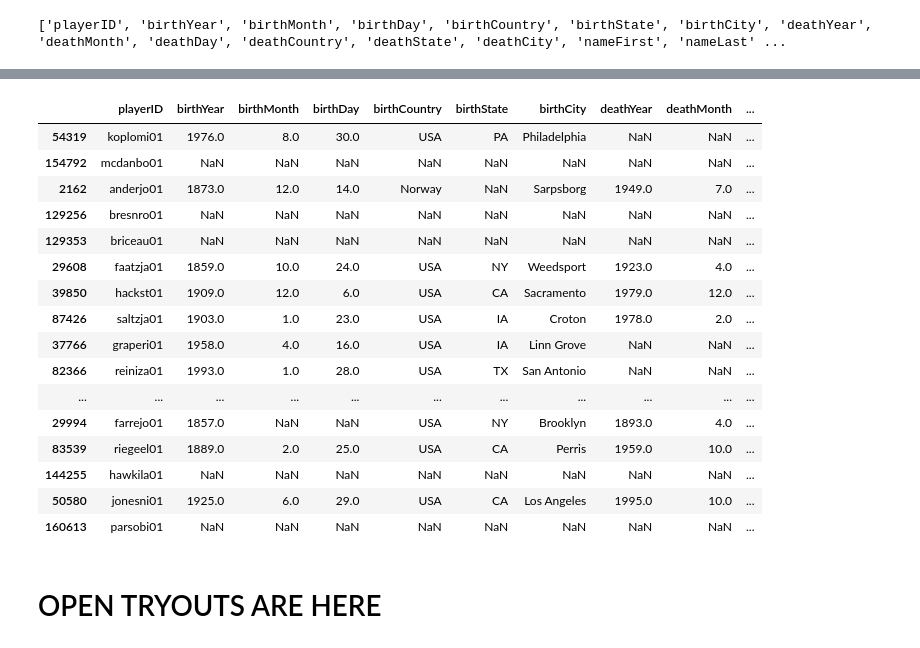
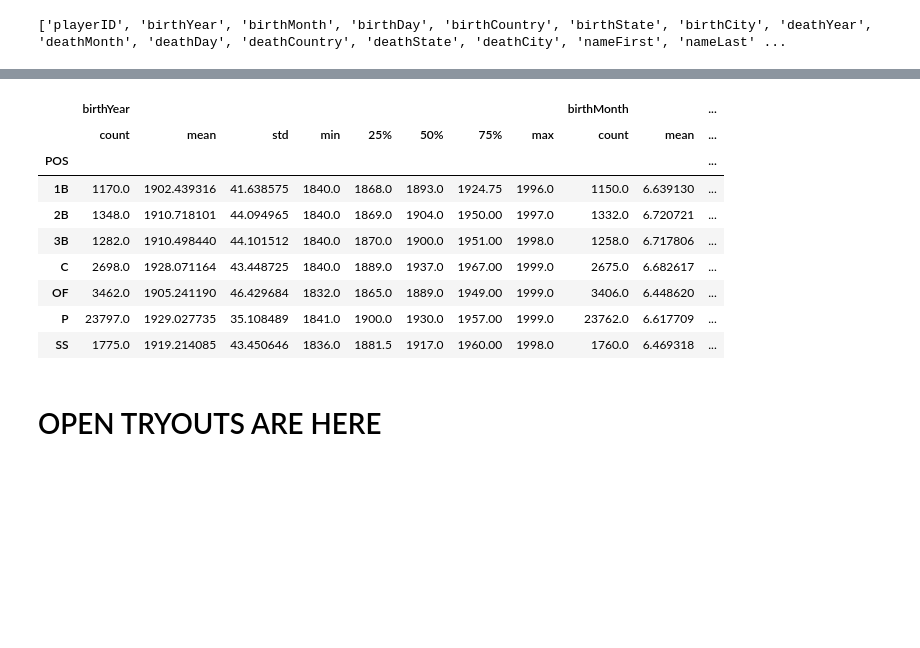
Before and after one commit to obverter/bmi-stars, a Jupyter notebook: Players.ipynb, the cells around one changed output, grey strips where cells are left out. Drawn from its saved outputs; the diff is of its cells as text; code cells hidden in the pictures; blank space fills up the shorter version.

```diff
--- a/Players.ipynb
+++ b/Players.ipynb
@@ -18,18 +47,10 @@ pd.set_option("display.max_rows", 100)
 KG_TO_LB = 0.453592
 M_TO_IN = 0.0254
 # %%
-chadwick = chadwick_register(save=True)
-chadwick = pd.DataFrame(chadwick)
-download_lahman()
+
 ### Read infinity baseball data to DataFrames
 # a table of all player biographical info and ids
-people = pd.DataFrame(people())
 
-# park id, name, alias, city, state, and country
-parks = pd.DataFrame(parks())
-
-# all star roster data: player, year, team, league, position
-allstar = pd.DataFrame(all_star_full())
 
 # each player's games played per position for each season
 appearances = pd.DataFrame(appearances())
@@ -72,37 +93,6 @@ teams_franchises = pd.DataFrame(teams_franchises())
 
 # split season data for teams
 teams_half = pd.DataFrame(teams_half())
-
-# fangraphs batting since 2008
-fangraphs_batting = pd.DataFrame(
-    pybaseball.batting_stats_range(start_dt="2008-01-01", end_dt="2021-12-31")
-)
-
-# fangraphs pitching since 2008
-fangraphs_pitching = pd.DataFrame(
-    pybaseball.pitching_stats_range(start_dt="2008-01-01", end_dt="2021-12-31")
-)
-
-# fangraphs team pitching since 2008
-fangraphs_team_pitching = pd.DataFrame(
-    pybaseball.team_pitching(start_season="2008", end_season="2021")
-)
-
-# fangraphs team batting since 2008
-fangraphs_team_batting = pd.DataFrame(
-    pybaseball.team_batting(start_season="2008", end_season="2021")
-)
-
-# fangraphs team fielding since 2008
-fangraphs_team_fielding = pd.DataFrame(
-    pybaseball.team_fielding(start_season="2008", end_season="2021")
-)
-
-# bref pitching WAR
-bwar_pitch = pd.DataFrame(bwar_pitch(return_all=True))
-
-# bref batting WAR
-bwar_bat = pd.DataFrame(bwar_bat(return_all=True))
 # %%
 ### Add BMI Calcs
 # BMI Calculations
@@ -251,25 +303,18 @@ df = df.merge(
 )
 # %%
 ### Meet the Monster
-df.sample(25)  # works to here
+df.groupby('POS')
 # %% [output]
-|  | playerID | birthYear | birthMonth | birthDay | birthCountry | birthState | birthCity | deathYear | deathMonth | ... |
-| 54319 | koplomi01 | 1976.0 | 8.0 | 30.0 | USA | PA | Philadelphia | NaN | NaN | ... |
-| 154792 | mcdanbo01 | NaN | NaN | NaN | NaN | NaN | NaN | NaN | NaN | ... |
-| 2162 | anderjo01 | 1873.0 | 12.0 | 14.0 | Norway | NaN | Sarpsborg | 1949.0 | 7.0 | ... |
-| 129256 | bresnro01 | NaN | NaN | NaN | NaN | NaN | NaN | NaN | NaN | ... |
-| 129353 | briceau01 | NaN | NaN | NaN | NaN | NaN | NaN | NaN | NaN | ... |
-| 29608 | faatzja01 | 1859.0 | 10.0 | 24.0 | USA | NY | Weedsport | 1923.0 | 4.0 | ... |
-| 39850 | hackst01 | 1909.0 | 12.0 | 6.0 | USA | CA | Sacramento | 1979.0 | 12.0 | ... |
-| 87426 | saltzja01 | 1903.0 | 1.0 | 23.0 | USA | IA | Croton | 1978.0 | 2.0 | ... |
-| 37766 | graperi01 | 1958.0 | 4.0 | 16.0 | USA | IA | Linn Grove | NaN | NaN | ... |
-| 82366 | reiniza01 | 1993.0 | 1.0 | 28.0 | USA | TX | San Antonio | NaN | NaN | ... |
-| ... | ... | ... | ... | ... | ... | ... | ... | ... | ... | ... |
-| 29994 | farrejo01 | 1857.0 | NaN | NaN | USA | NY | Brooklyn | 1893.0 | 4.0 | ... |
-| 83539 | riegeel01 | 1889.0 | 2.0 | 25.0 | USA | CA | Perris | 1959.0 | 10.0 | ... |
-| 144255 | hawkila01 | NaN | NaN | NaN | NaN | NaN | NaN | NaN | NaN | ... |
-| 50580 | jonesni01 | 1925.0 | 6.0 | 29.0 | USA | CA | Los Angeles | 1995.0 | 10.0 | ... |
-| 160613 | parsobi01 | NaN | NaN | NaN | NaN | NaN | NaN | NaN | NaN | ... |
+|  | birthYear |  |  |  |  |  |  |  | birthMonth |  | ... |
+|  | count | mean | std | min | 25% | 50% | 75% | max | count | mean | ... |
+| POS |  |  |  |  |  |  |  |  |  |  | ... |
+| 1B | 1170.0 | 1902.439316 | 41.638575 | 1840.0 | 1868.0 | 1893.0 | 1924.75 | 1996.0 | 1150.0 | 6.639130 | ... |
+| 2B | 1348.0 | 1910.718101 | 44.094965 | 1840.0 | 1869.0 | 1904.0 | 1950.00 | 1997.0 | 1332.0 | 6.720721 | ... |
+| 3B | 1282.0 | 1910.498440 | 44.101512 | 1840.0 | 1870.0 | 1900.0 | 1951.00 | 1998.0 | 1258.0 | 6.717806 | ... |
+| C | 2698.0 | 1928.071164 | 43.448725 | 1840.0 | 1889.0 | 1937.0 | 1967.00 | 1999.0 | 2675.0 | 6.682617 | ... |
+| OF | 3462.0 | 1905.241190 | 46.429684 | 1832.0 | 1865.0 | 1889.0 | 1949.00 | 1999.0 | 3406.0 | 6.448620 | ... |
+| P | 23797.0 | 1929.027735 | 35.108489 | 1841.0 | 1900.0 | 1930.0 | 1957.00 | 1999.0 | 23762.0 | 6.617709 | ... |
+| SS | 1775.0 | 1919.214085 | 43.450646 | 1836.0 | 1881.5 | 1917.0 | 1960.00 | 1998.0 | 1760.0 | 6.469318 | ... |
 # %% [markdown]
 
 # OPEN TRYOUTS ARE HERE
```
Also changed, not shown: parts of 28 cells of this notebook.
